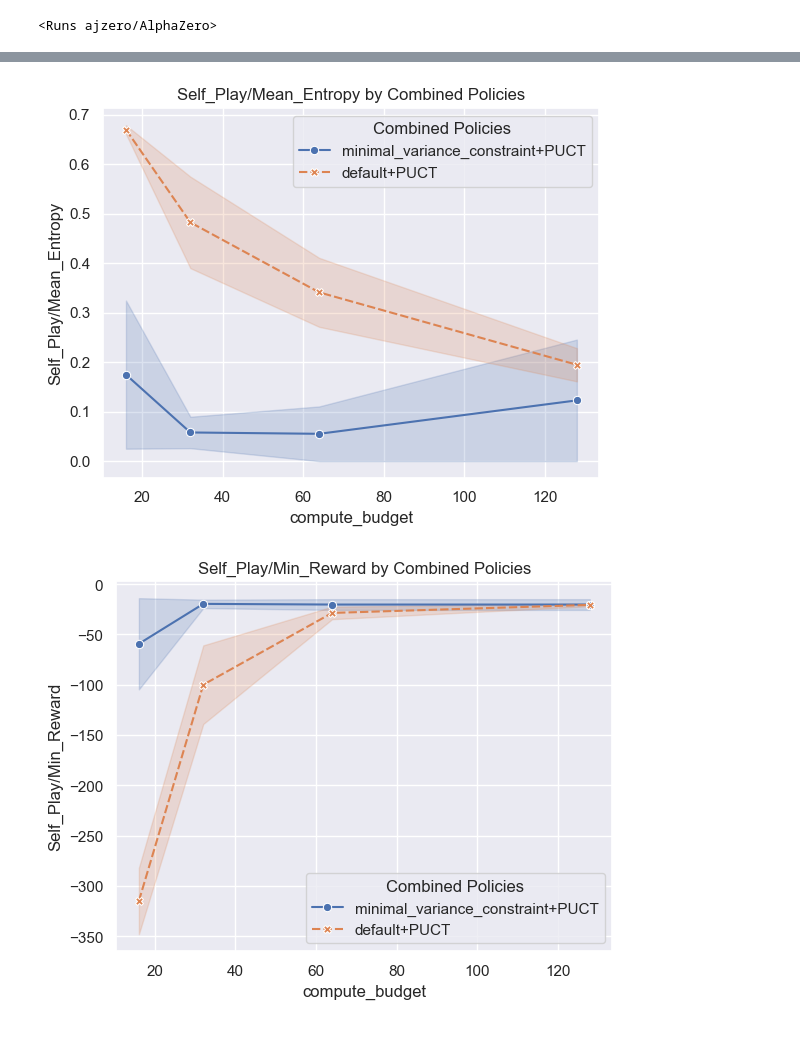
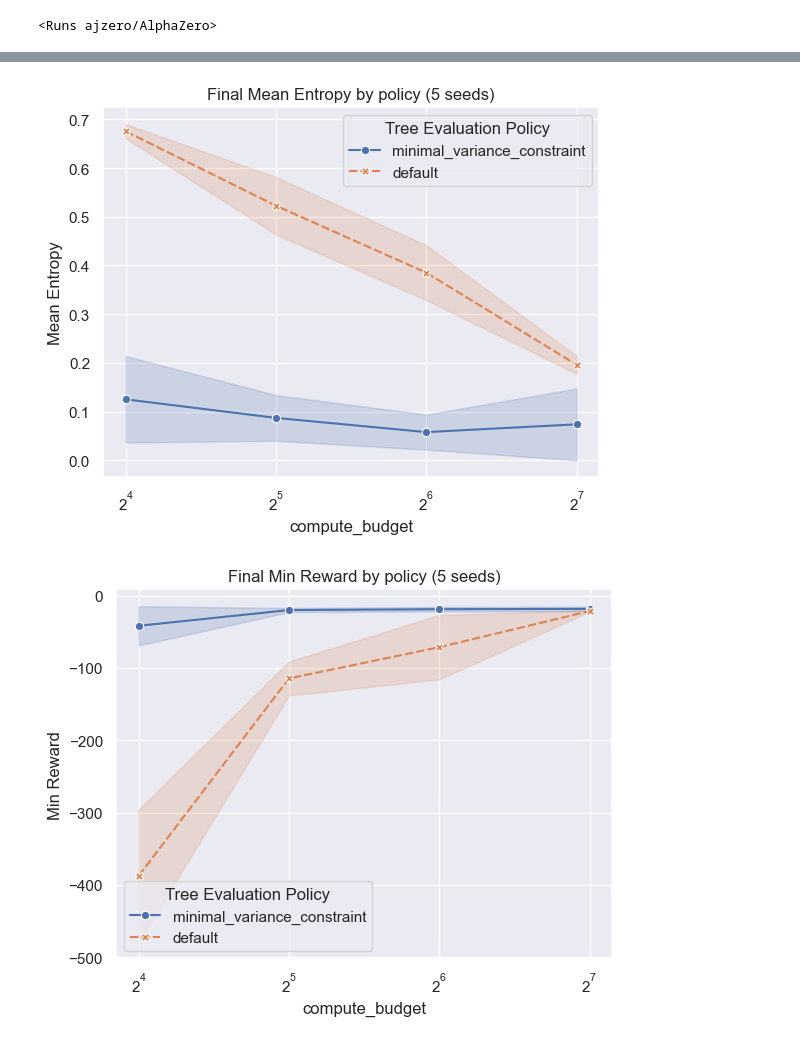
Before and after one commit to albinjal/GeneralAlphaZero, a Jupyter notebook: notebooks/first_experiment_compute.ipynb, the cells around one changed output, grey strips where cells are left out. Saved outputs shown, nothing was run; the diff lists cells and outputs as text; code cells hidden in the pictures.

Commit message:
add images

```diff
--- a/notebooks/first_experiment_compute.ipynb
+++ b/notebooks/first_experiment_compute.ipynb
@@ -14,7 +14,7 @@ from scipy.interpolate import interp1d
 api = wandb.Api()
 entity, project = "ajzero", "AlphaZero"
 x_metric = "compute_budget"
-tags = ['2024-02-16-14-42-43']
+tags = ['2024-02-16-14-42-43', '2024-02-17-00-24-45']
 filters = {"tags": {"$in": tags}}
 runs = api.runs(entity + "/" + project, filters=filters)
 runs
@@ -77,4 +74,19 @@ Index(['Self_Play/EMA_Reward', '_wandb', 'Training/Value_loss',
       dtype='object')
+# %%
+save_folder = 'outfiles/compute'
+
+
+def name_fn(name):
+    # remove "Self_Play/" prefix if it exists
+    if name.startswith("Self_Play/"):
+        name = name[len("Self_Play/"):]
+
+    # replace slash with underscore
+    name = name.replace("/", "_")
+
+    # change underscore to space
+    name = name.replace("_", " ")
+    return name
 # %%
 
 
@@ -82,24 +94,29 @@ df['policy_combination'] = df['tree_evaluation_policy'] + "+" + df['selection_po
 
 metrics = ['Self_Play/Mean_Reward', "Self_Play/Total_Average_Reward", "Self_Play/EMA_Reward", 'Self_Play/Mean_Entropy', 'Self_Play/Min_Reward',
            'Self_Play/Max_Reward',
-           #'max_Self_Play/Mean_Reward', 'max_Self_Play/Mean_Reward_step'
+           'max_Self_Play/Mean_Reward', 'max_Self_Play/Mean_Reward_step'
            ]
 
+
+estimator = "mean"
 for metric in metrics:
     sns.set_theme(style="darkgrid")
 
     # Create a line plot with confidence intervals
     sns.lineplot(data=df[df['tree_evaluation_policy'] != 'mvto'],
                  x=x_metric, y=metric,
-                hue="policy_combination", style="policy_combination",
-                markers=True, errorbar="se", estimator="mean")
+                hue="tree_evaluation_policy", style="tree_evaluation_policy",
+                markers=True, errorbar="se", estimator=estimator)
 
     # Customize the plot with titles and labels
-    plt.title(f'{metric} by Combined Policies')
+    plt.title(f'Final {name_fn(metric)} by policy (5 seeds)')
     plt.xlabel(x_metric)  # Replace with actual x-axis label
-    plt.ylabel(metric)
-    plt.legend(title='Combined Policies')
-    # plt.gca().set_xscale('log', base=10)
+    plt.ylabel(name_fn(metric))
+    plt.legend(title='Tree Evaluation Policy')
+    plt.gca().set_xscale('log', base=2)
+
+    # save as pdf
+    plt.savefig(f'{save_folder}/{name_fn(metric).replace(" ", "_")}_by_policy_{estimator}.pdf')
 
     # Show the plot
     plt.show()
@@ -110,2 +127,2 @@ for metric in metrics:
-[figure, old version]
+[figure, new version]
-[figure, old version]
+[figure, new version]
```
Also changed, not shown: parts of 3 cells of this notebook, 18 other files.
